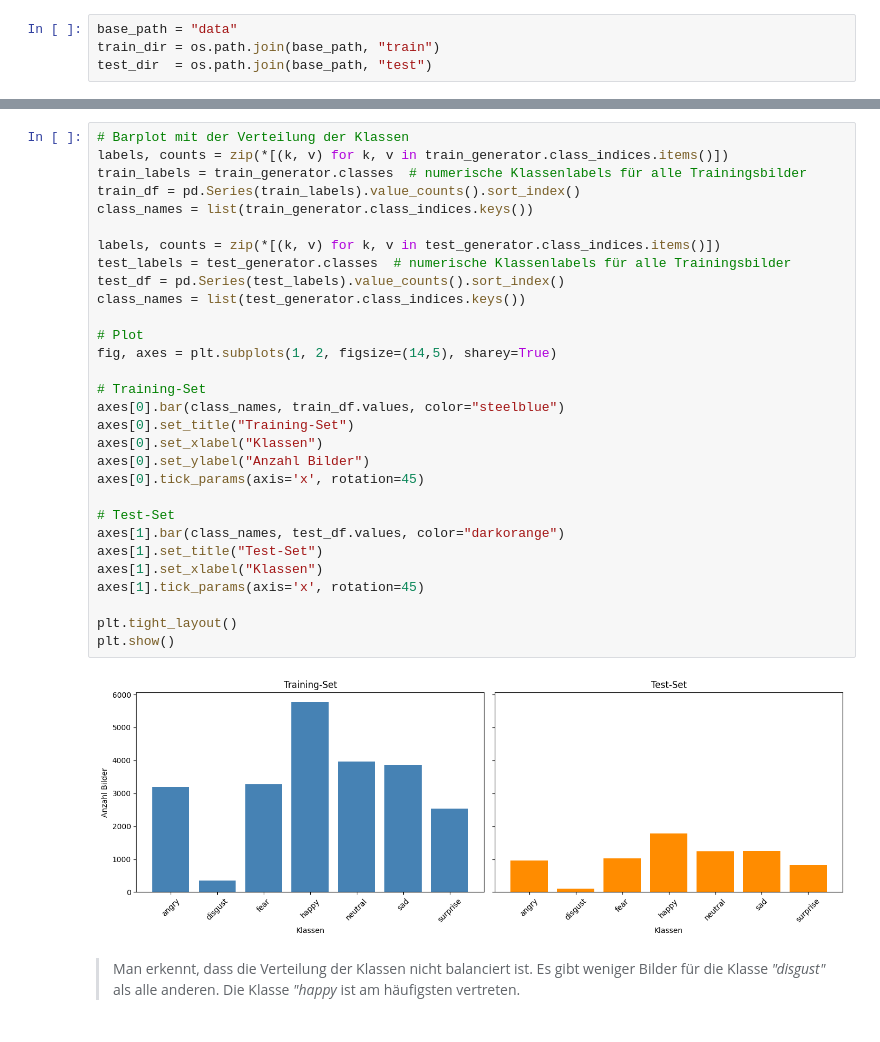
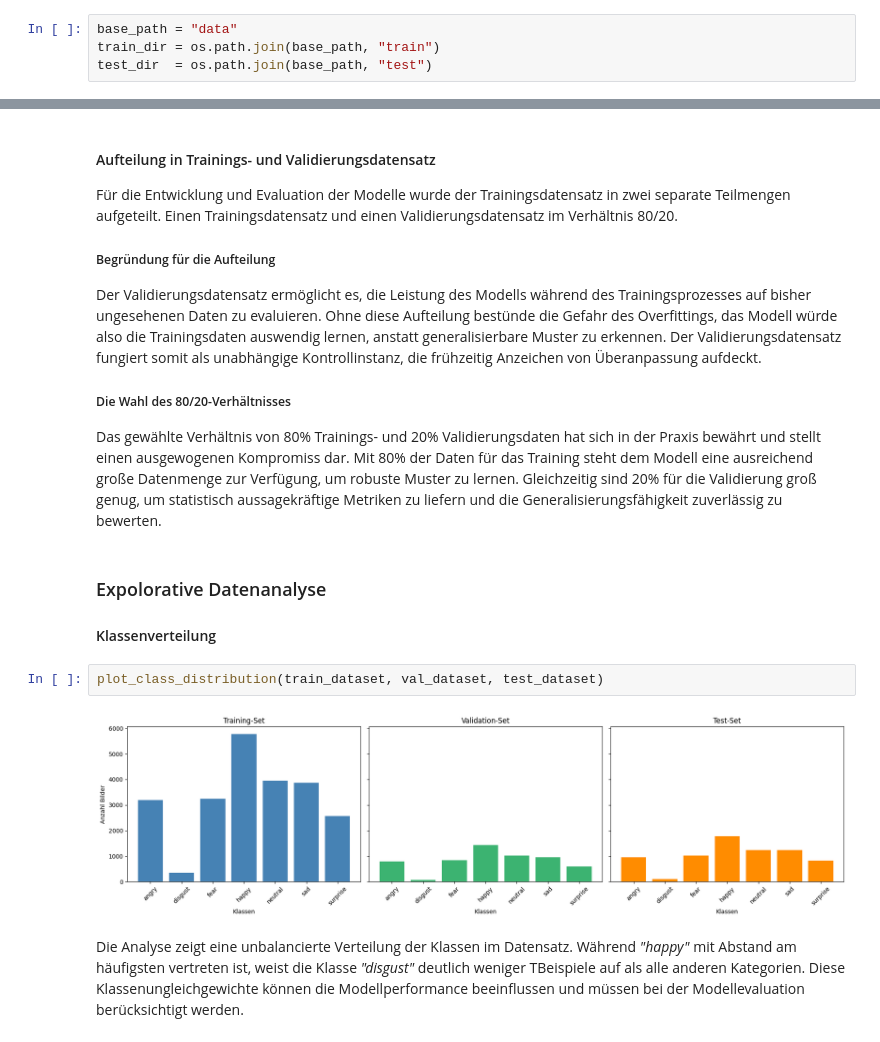
Before and after one commit to michelle-rohrer/Deep_Learning, a Jupyter notebook: main.ipynb, the cells around one changed output, grey strips where cells are left out. Cells and saved outputs as stored; diff of their text form.

```diff
--- a/main.ipynb
+++ b/main.ipynb
@@ -92,36 +117,24 @@ Validation samples: 5741
 Test samples: 7178
+# %% [markdown]
+#### Aufteilung in Trainings- und Validierungsdatensatz
+
+Für die Entwicklung und Evaluation der Modelle wurde der Trainingsdatensatz in zwei separate Teilmengen aufgeteilt. Einen Trainingsdatensatz und einen Validierungsdatensatz im Verhältnis 80/20.
+
+##### Begründung für die Aufteilung
+
+Der Validierungsdatensatz ermöglicht es, die Leistung des Modells während des Trainingsprozesses auf bisher ungesehenen Daten zu evaluieren. Ohne diese Aufteilung bestünde die Gefahr des Overfittings, das Modell würde also die Trainingsdaten auswendig lernen, anstatt generalisierbare Muster zu erkennen. Der Validierungsdatensatz fungiert somit als unabhängige Kontrollinstanz, die frühzeitig Anzeichen von Überanpassung aufdeckt.
+
+##### Die Wahl des 80/20-Verhältnisses
+
+Das gewählte Verhältnis von 80% Trainings- und 20% Validierungsdaten hat sich in der Praxis bewährt und stellt einen ausgewogenen Kompromiss dar. Mit 80% der Daten für das Training steht dem Modell eine ausreichend große Datenmenge zur Verfügung, um robuste Muster zu lernen. Gleichzeitig sind 20% für die Validierung groß genug, um statistisch aussagekräftige Metriken zu liefern und die Generalisierungsfähigkeit zuverlässig zu bewerten.
+# %% [markdown]
+### Expolorative Datenanalyse
+
+#### Klassenverteilung
 # %%
-# Barplot mit der Verteilung der Klassen
-labels, counts = zip(*[(k, v) for k, v in train_generator.class_indices.items()])
-train_labels = train_generator.classes  # numerische Klassenlabels für alle Trainingsbilder
-train_df = pd.Series(train_labels).value_counts().sort_index()
-class_names = list(train_generator.class_indices.keys())
-
-labels, counts = zip(*[(k, v) for k, v in test_generator.class_indices.items()])
-test_labels = test_generator.classes  # numerische Klassenlabels für alle Trainingsbilder
-test_df = pd.Series(test_labels).value_counts().sort_index()
-class_names = list(test_generator.class_indices.keys())
-
-# Plot
-fig, axes = plt.subplots(1, 2, figsize=(14,5), sharey=True)
-
-# Training-Set
-axes[0].bar(class_names, train_df.values, color="steelblue")
-axes[0].set_title("Training-Set")
-axes[0].set_xlabel("Klassen")
-axes[0].set_ylabel("Anzahl Bilder")
-axes[0].tick_params(axis='x', rotation=45)
-
-# Test-Set
-axes[1].bar(class_names, test_df.values, color="darkorange")
-axes[1].set_title("Test-Set")
-axes[1].set_xlabel("Klassen")
-axes[1].tick_params(axis='x', rotation=45)
-
-plt.tight_layout()
-plt.show()
+plot_class_distribution(train_dataset, val_dataset, test_dataset)
 # %% [output]
-[figure, old version]
+[figure, new version]
 # %% [markdown]
->Man erkennt, dass die Verteilung der Klassen nicht balanciert ist. Es gibt weniger Bilder für die Klasse *"disgust"* als alle anderen. Die Klasse *"happy* ist am häufigsten vertreten.
+Die Analyse zeigt eine unbalancierte Verteilung der Klassen im Datensatz. Während *"happy"* mit Abstand am häufigsten vertreten ist, weist die Klasse *"disgust"* deutlich weniger TBeispiele auf als alle anderen Kategorien. Diese Klassenungleichgewichte können die Modellperformance beeinflussen und müssen bei der Modellevaluation berücksichtigt werden.
 # %%
```
Also changed, not shown: parts of 13 cells of this notebook, 7 other files.
